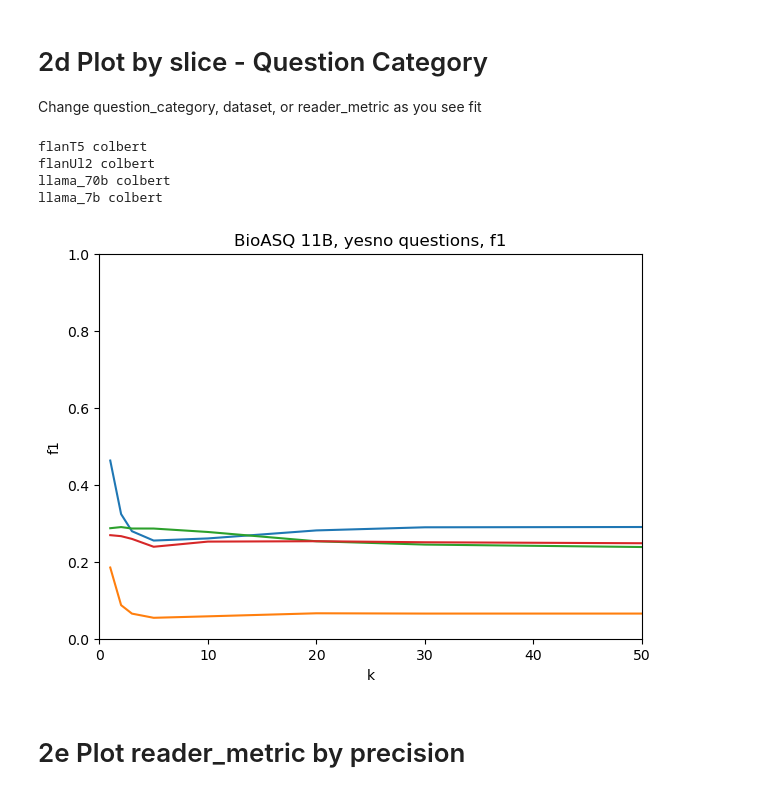
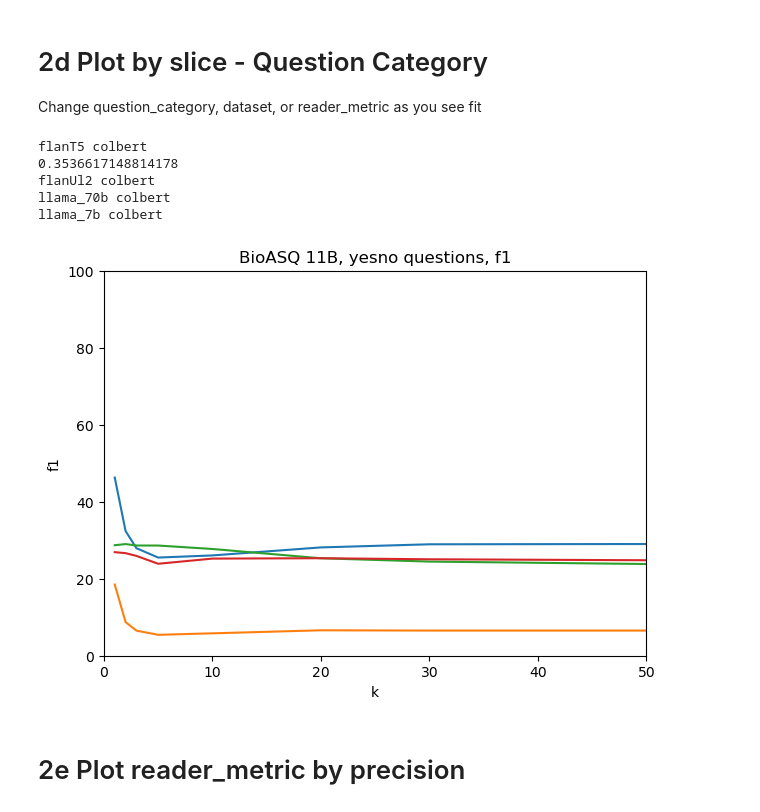
Before and after one commit to neulab/ragged, a Jupyter notebook: zeno/slice_plots.ipynb, the cells around one changed output. Cells and saved outputs as stored; diff of their text form; code cells hidden in the pictures.

```diff
--- a/zeno/slice_plots.ipynb
+++ b/zeno/slice_plots.ipynb
@@ -233,6 +220,6 @@ loading from /data/tir/projects/tir6/general/afreens/dbqa/reader_results/llama_7
 # %%
-noisy_output_by_dataset = {}
-for dataset in ['nq']:
+# noisy_output_by_dataset = {}
+for dataset in ['complete_bioasq']:
     if 'bioasq' in dataset:
         docid_key = 'pmid'
         docid_name = 'pm'
@@ -250,7 +237,8 @@ for dataset in ['nq']:
 
     questions_categorized = load_json(os.path.join(root_dir, f'data/questions_categorized/{dataset}_questions_categorized.json'))
 
-    noisy_output_by_dataset[dataset] = {}
+    if dataset not in noisy_output_by_dataset.keys():
+        noisy_output_by_dataset[dataset] = {}
 
     reader_models = ['flanUl2', 'llama_70b', 'flanT5', 'llama_7b']
     retriever_models = ['colbert']
@@ -258,11 +246,12 @@ for dataset in ['nq']:
     print(retriever_models)
     print(reader_models)
     print(top_ks)
-    output_dfs = {}
+    # output_dfs = {}
     for retriever_model in retriever_models:
         for reader_model in reader_models:
-            if output_dfs.get(reader_model, None) == None:
-                output_dfs[reader_model] = {}
+            if reader_model not in noisy_output_by_dataset[dataset].keys():
+                noisy_output_by_dataset[dataset][reader_model] = {}
+
 
 
             print('retriever', retriever_model)
@@ -273,7 +262,7 @@ for dataset in ['nq']:
 
                 combined_data = combine_gold_and_compiled(data, gold_data, questions_categorized,'bioasq' in dataset)
                 output_df = get_reader_df('gold', combined_data, 'bioasq' in dataset)
-                output_dfs[reader_model]['gold'] = output_df
+                noisy_output_by_dataset[dataset][reader_model]['gold'] = output_df
             else:
                 for top_k in top_ks:
                     print(top_k)
@@ -281,11 +270,11 @@ for dataset in ['nq']:
 
                     combined_data = combine_gold_and_compiled(data, gold_data, questions_categorized,'bioasq' in dataset)
                     output_df = get_reader_df(top_k, combined_data, 'bioasq' in dataset)
-                    if output_dfs[reader_model].get(retriever_model, None) == None:
-                        output_dfs[reader_model][retriever_model] = {}
+                    if noisy_output_by_dataset[dataset][reader_model].get(retriever_model, None) == None:
+                        noisy_output_by_dataset[dataset][reader_model][retriever_model] = {}
                     if top_k == 'baseline':
-                        output_dfs[reader_model]['no_context'] = output_df
+                        noisy_output_by_dataset[dataset][reader_model]['no_context'] = output_df
                     else:
-                        output_dfs[reader_model][retriever_model][top_k] = output_df
-        noisy_output_by_dataset[dataset]= output_dfs
+                        noisy_output_by_dataset[dataset][reader_model][retriever_model][top_k] = output_df
+        # noisy_output_by_dataset[dataset]= output_dfs
 # %% [output]
@@ -1473,40 +1875,44 @@ reader_models.sort()
 
 dataset = 'complete_bioasq'
 output_dfs = output_by_dataset[dataset]
-
+print_slice_size = True
 reader_metric = 'f1'
 question_category = 'yesno'
 for r, reader_model in enumerate(reader_models):
     if 'truncation' in reader_model:
         continue
     for r2, retriever_model in enumerate(['colbert']):
         print(reader_model, retriever_model)
         reader_perf_by_k = []
         for i, top_k in enumerate(top_ks[1:]):
             k_df =output_dfs[reader_model][retriever_model][top_k]
-            k_df = k_df.loc[k_df['question_category'] == question_category]
-            slice_df = k_df# CAN CHANGE SLICE CONDITION HERE
+            # k_df =
+            slice_df = k_df.loc[k_df['question_category'] == question_category]
+            if print_slice_size:
+                print(len(slice_df)/len(k_df))
+                print_slice_size = False
             reader_perf_by_k.append(np.mean(slice_df[reader_metric].values)) # CAN CHANGE READER METRIC HERE
         if '7b' in reader_model:
             color = colors[3]
         elif '70b' in reader_model:
             color = colors[2]
         else:
             color = colors[r%len(reader_models)]
-        plt.plot([1, 2, 3, 5, 10 , 20 , 30 , 50], reader_perf_by_k, label = f'{reader_model}', color = color, linestyle = linestyles[r2])
+        plt.plot([1, 2, 3, 5, 10 , 20 , 30 , 50], 100*np.array(reader_perf_by_k), label = f'{reader_model}', color = color, linestyle = linestyles[r2])
 
 plt.title(f'BioASQ 11B, {question_category} questions, {reader_metric}')
 
 plt.xlabel('k')
 plt.ylabel(reader_metric)
-plt.ylim(top = 1.0, bottom = 0.0)
+plt.ylim(top = 100, bottom = 0.0)
 plt.xlim(left = 0, right = 50)
 # plt.legend(bbox_to_anchor=(1.04,0.5), loc="center left", borderaxespad=0)
 # plt.savefig(os.path.join('/data/tir/projects/tir6/general/afreens/dbqa/figs', f'{dataset}_{reader_metric}_{question_category}.pdf') , bbox_inches='tight', pad_inches=0)
 plt.show()
 # %% [output]
 flanT5 colbert
+0.3536617148814178
 flanUl2 colbert
 llama_70b colbert
 llama_7b colbert
-[figure, old version]
+[figure, new version]
```
Also changed, not shown: parts of 21 cells of this notebook.
